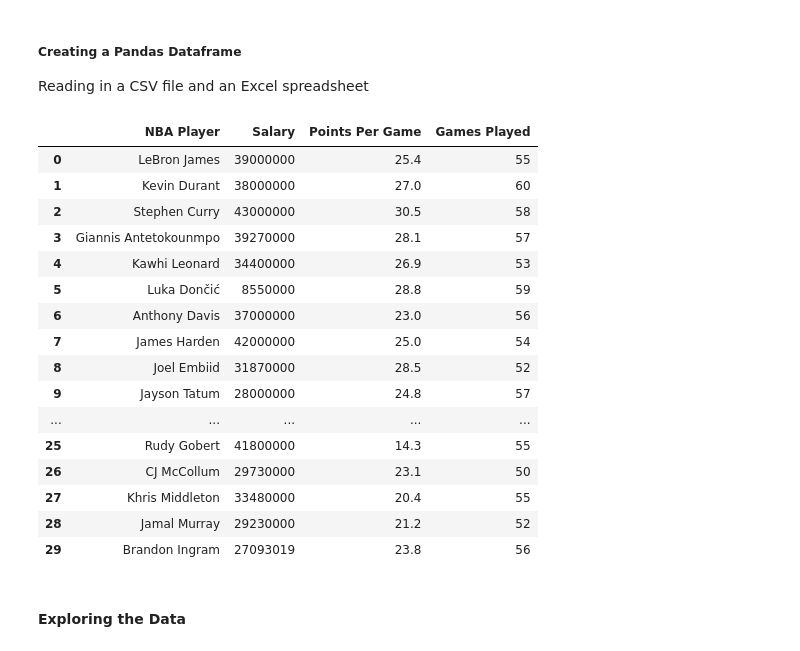
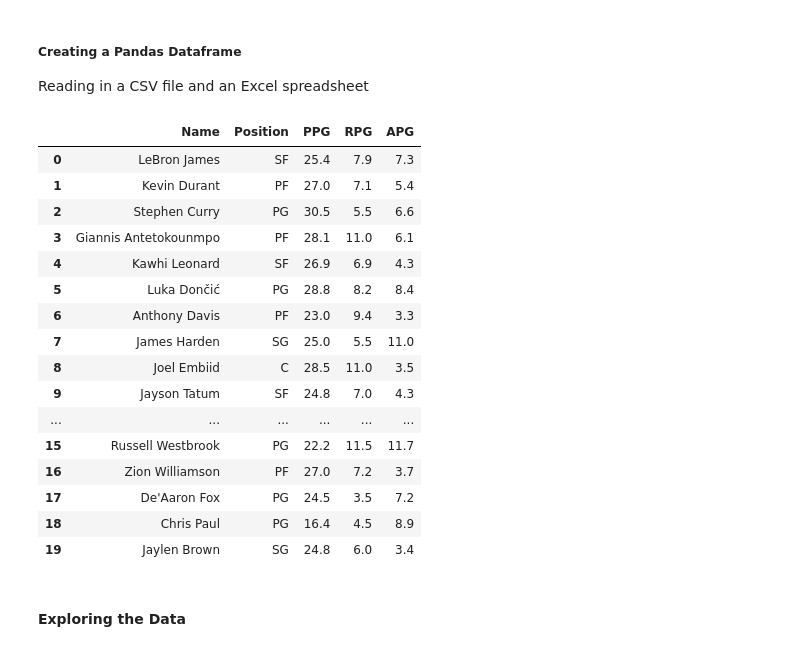
Before and after one commit to tyler-trimble/data_analysis, a Jupyter notebook: Basics_Overview.ipynb, the cells around one changed output. Cells and saved outputs as stored; diff of their text form; code cells hidden in the pictures.

```diff
--- a/Basics_Overview.ipynb
+++ b/Basics_Overview.ipynb
@@ -15,33 +17,33 @@ The first step is to read in the data that has been collected. To do this we wil
 Reading in a CSV file and an Excel spreadsheet
 # %%
 # Read in csv file stored in data_analysis/data_samples
-csv_input = './Data Samples/nba_players.csv'
+csv_input = './Data Samples/nba_stats.csv'
 csv_df = pd.read_csv(csv_input)
 
 # Display the new DataFrame
 display(csv_df)
 
 # Read in .xlsx file stored in data_analysis/data_samples
 # xlsx_input = './Data Samples/sample.xlsx'
 # xlsx_df = pd.read_excel(xlsx_input)
 # %% [output]
-|  | NBA Player | Salary | Points Per Game | Games Played |
-| 0 | LeBron James | 39000000 | 25.4 | 55 |
-| 1 | Kevin Durant | 38000000 | 27.0 | 60 |
-| 2 | Stephen Curry | 43000000 | 30.5 | 58 |
-| 3 | Giannis Antetokounmpo | 39270000 | 28.1 | 57 |
-| 4 | Kawhi Leonard | 34400000 | 26.9 | 53 |
-| 5 | Luka Dončić | 8550000 | 28.8 | 59 |
-| 6 | Anthony Davis | 37000000 | 23.0 | 56 |
-| 7 | James Harden | 42000000 | 25.0 | 54 |
-| 8 | Joel Embiid | 31870000 | 28.5 | 52 |
-| 9 | Jayson Tatum | 28000000 | 24.8 | 57 |
-| ... | ... | ... | ... | ... |
-| 25 | Rudy Gobert | 41800000 | 14.3 | 55 |
-| 26 | CJ McCollum | 29730000 | 23.1 | 50 |
-| 27 | Khris Middleton | 33480000 | 20.4 | 55 |
-| 28 | Jamal Murray | 29230000 | 21.2 | 52 |
-| 29 | Brandon Ingram | 27093019 | 23.8 | 56 |
+|  | Name | Position | PPG | RPG | APG |
+| 0 | LeBron James | SF | 25.4 | 7.9 | 7.3 |
+| 1 | Kevin Durant | PF | 27.0 | 7.1 | 5.4 |
+| 2 | Stephen Curry | PG | 30.5 | 5.5 | 6.6 |
+| 3 | Giannis Antetokounmpo | PF | 28.1 | 11.0 | 6.1 |
+| 4 | Kawhi Leonard | SF | 26.9 | 6.9 | 4.3 |
+| 5 | Luka Dončić | PG | 28.8 | 8.2 | 8.4 |
+| 6 | Anthony Davis | PF | 23.0 | 9.4 | 3.3 |
+| 7 | James Harden | SG | 25.0 | 5.5 | 11.0 |
+| 8 | Joel Embiid | C | 28.5 | 11.0 | 3.5 |
+| 9 | Jayson Tatum | SF | 24.8 | 7.0 | 4.3 |
+| ... | ... | ... | ... | ... | ... |
+| 15 | Russell Westbrook | PG | 22.2 | 11.5 | 11.7 |
+| 16 | Zion Williamson | PF | 27.0 | 7.2 | 3.7 |
+| 17 | De'Aaron Fox | PG | 24.5 | 3.5 | 7.2 |
+| 18 | Chris Paul | PG | 16.4 | 4.5 | 8.9 |
+| 19 | Jaylen Brown | SG | 24.8 | 6.0 | 3.4 |
 # %% [markdown]
 #### Exploring the Data
 # %%
```
Also changed, not shown: parts of 12 cells of this notebook, 1 other file.
